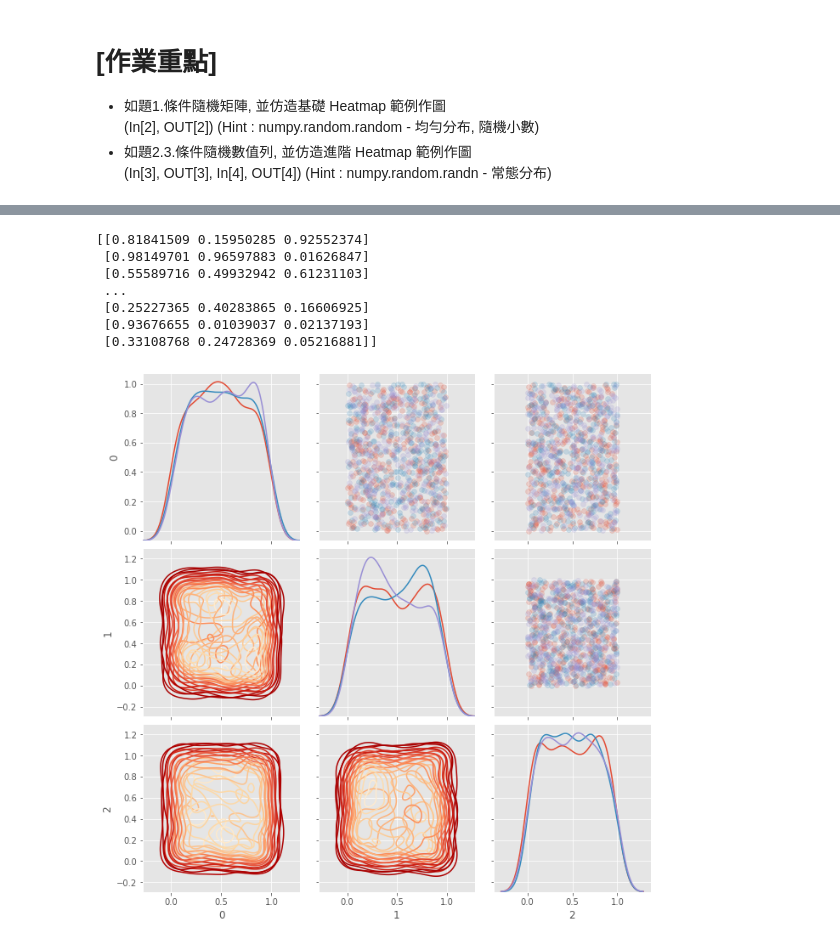
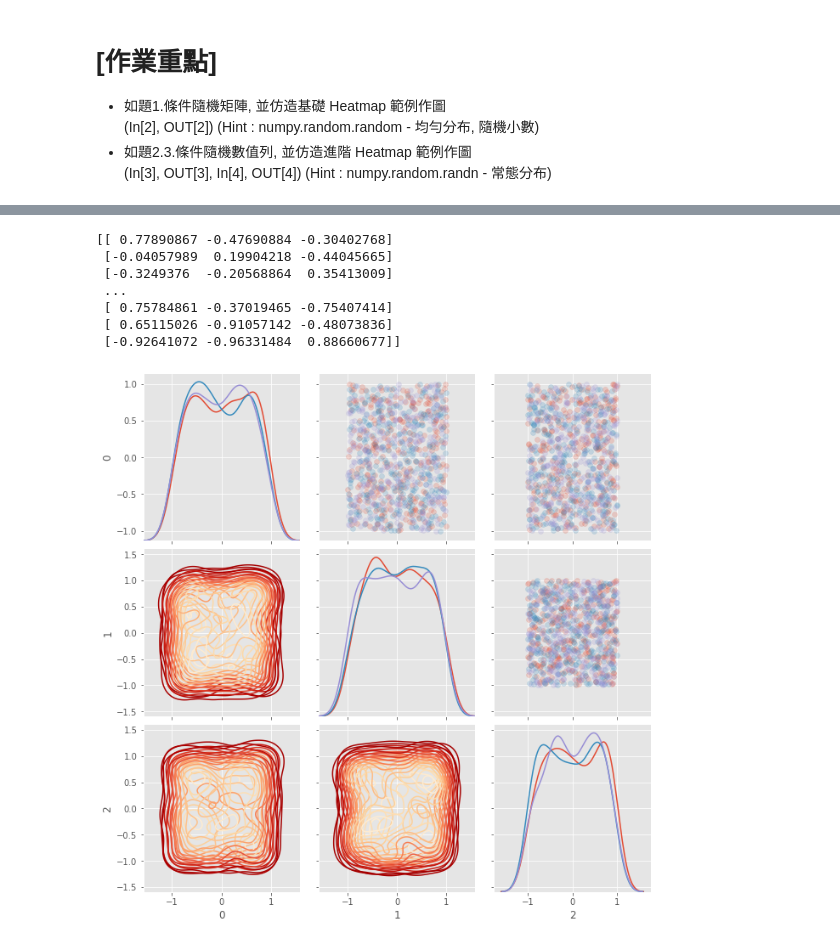
Before and after one commit to rzdxcrow77/4th-ML100Days, a Jupyter notebook: homework/Day_020_HW.ipynb, the cells around one changed output, grey strips where cells are left out. Saved outputs shown, nothing was run; the diff lists cells and outputs as text; code cells hidden in the pictures.

```diff
--- a/homework/Day_020_HW.ipynb
+++ b/homework/Day_020_HW.ipynb
@@ -55,31 +55,31 @@ plt.show()
 # %%
 nrow = 1000
 ncol = 3
 
-matrix = np.random.random([nrow,ncol])
+matrix = (np.random.random((nrow,ncol)) - 0.5)*2
 print(matrix)
 # 隨機給予 0, 1, 2 三種標籤
 indice = np.random.choice([0,1,2], size=nrow)
 plot_data = pd.DataFrame(matrix, indice).reset_index()
 
 # 繪製 seborn 進階 Heatmap
 grid = sns.PairGrid(data = plot_data, size = 3, diag_sharey=False,
                     hue = 'index', vars = [x for x in list(plot_data.columns) if x != 'index'])
 
 grid.map_upper(plt.scatter , alpha = 0.2)
 grid.map_diag(sns.kdeplot )
 grid.map_lower(sns.kdeplot , cmap = plt.cm.OrRd_r)
 
 plt.show()
 # %% [output]
-[[0.81841509 0.15950285 0.92552374]
- [0.98149701 0.96597883 0.01626847]
- [0.55589716 0.49932942 0.61231103]
+[[ 0.77890867 -0.47690884 -0.30402768]
+ [-0.04057989  0.19904218 -0.44045665]
+ [-0.3249376  -0.20568864  0.35413009]
  ...
- [0.25227365 0.40283865 0.16606925]
- [0.93676655 0.01039037 0.02137193]
- [0.33108768 0.24728369 0.05216881]]
+ [ 0.75784861 -0.37019465 -0.75407414]
+ [ 0.65115026 -0.91057142 -0.48073836]
+ [-0.92641072 -0.96331484  0.88660677]]
-[figure, old version]
+[figure, new version]
 # %%
 nrow = 1000
 ncol = 3
```
Also changed, not shown: parts of 2 cells of this notebook.
